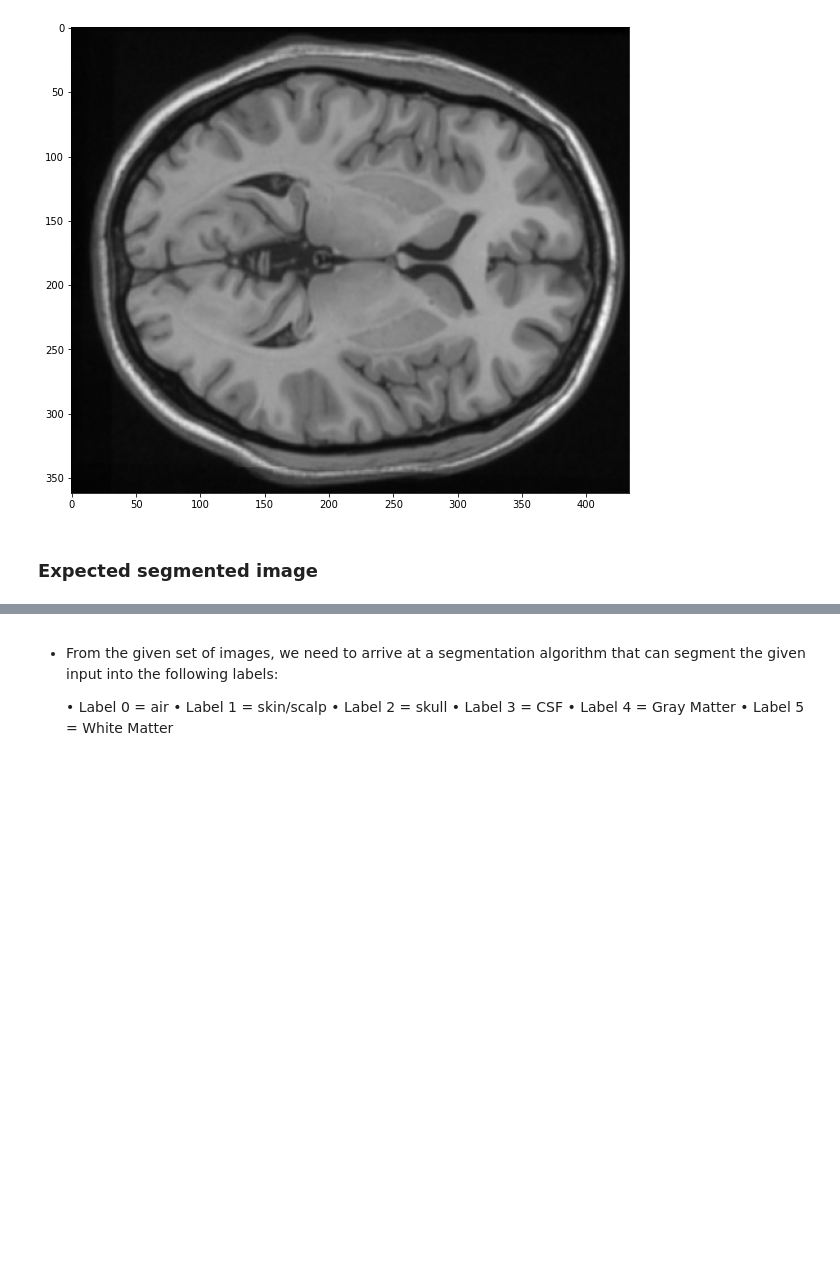
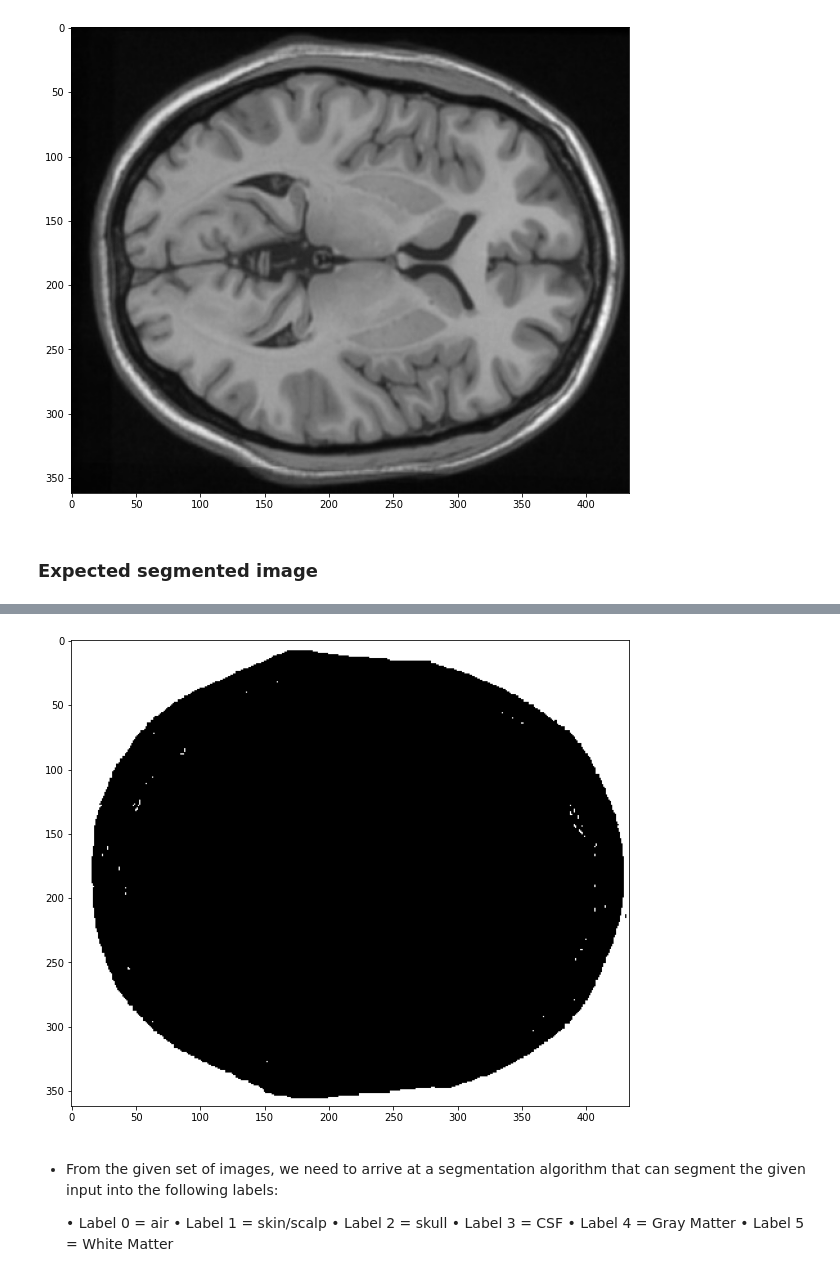
Before and after one commit to Sreekiranar/bham_cvcw, a Jupyter notebook: SXA1508_Computer_Vision_Course_work.ipynb, the cells around one changed output, grey strips where cells are left out. Saved outputs shown, nothing was run; the diff lists cells and outputs as text; code cells hidden in the pictures; blank space fills up the shorter version.

```diff
--- a/SXA1508_Computer_Vision_Course_work.ipynb
+++ b/SXA1508_Computer_Vision_Course_work.ipynb
@@ -75,3 +94,7 @@ show_image(label_image)
+# %%
+show_image(label_image==0)
+# %% [output]
+[figure, added]
 # %% [markdown]
 -  From the given set of images, we need to arrive at a segmentation algorithm that can segment the given input into the following labels:
 
```
Also changed, not shown: parts of 26 cells of this notebook.
